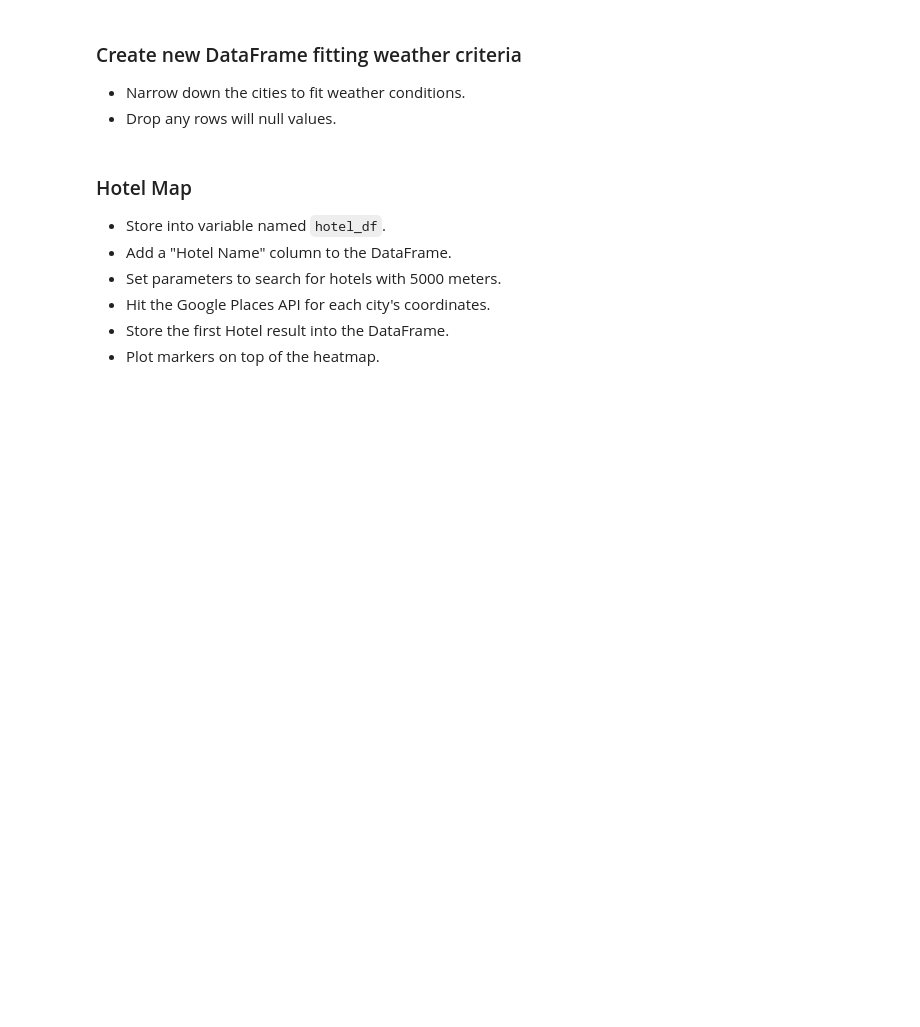
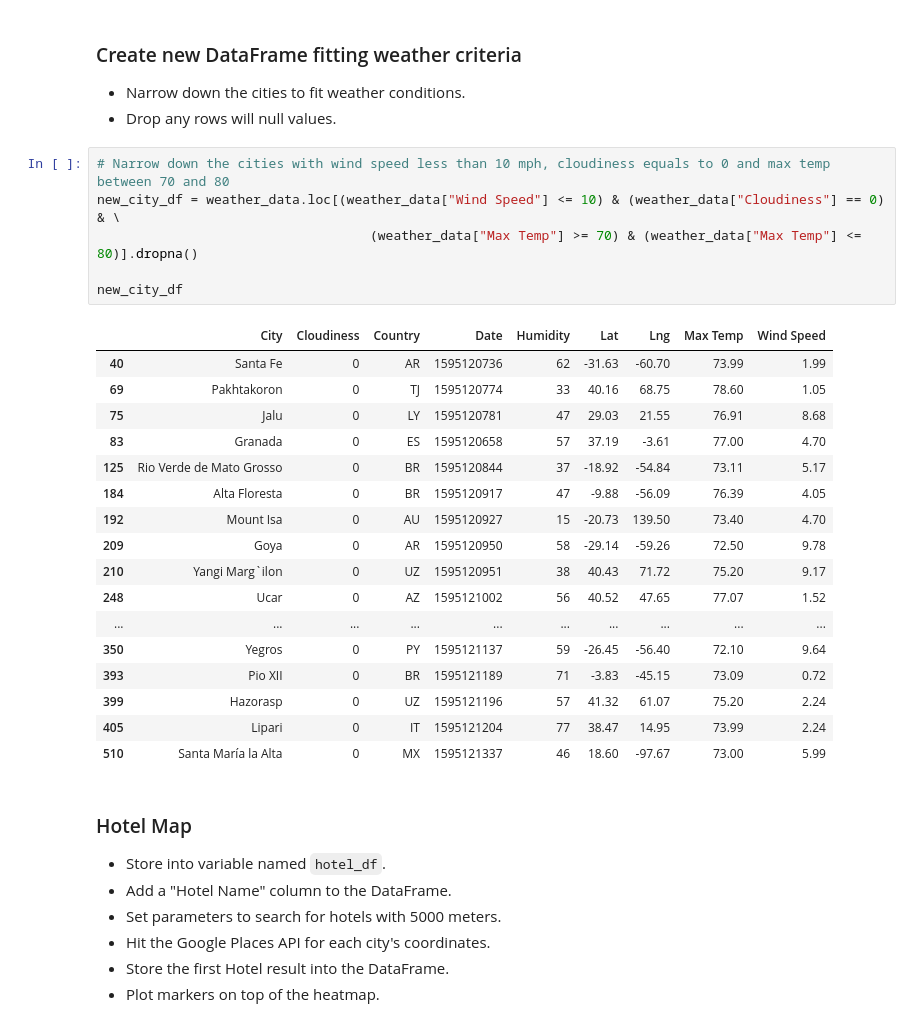
Before and after one commit to taureanh/Python-api-challenge, a Jupyter notebook: VacationPy/VacationPy.ipynb, the cells around one changed output. Saved outputs shown, nothing was run; the diff lists cells and outputs as text; blank space fills up the shorter version.

```diff
--- a/VacationPy/VacationPy.ipynb
+++ b/VacationPy/VacationPy.ipynb
@@ -45,6 +70,30 @@ weather_data
 ### Create new DataFrame fitting weather criteria
 * Narrow down the cities to fit weather conditions.
 * Drop any rows will null values.
+# %%
+# Narrow down the cities with wind speed less than 10 mph, cloudiness equals to 0 and max temp between 70 and 80
+new_city_df = weather_data.loc[(weather_data["Wind Speed"] <= 10) & (weather_data["Cloudiness"] == 0) & \
+                                   (weather_data["Max Temp"] >= 70) & (weather_data["Max Temp"] <= 80)].dropna()
+
+new_city_df
+# %% [output]
+|  | City | Cloudiness | Country | Date | Humidity | Lat | Lng | Max Temp | Wind Speed |
+| 40 | Santa Fe | 0 | AR | 1595120736 | 62 | -31.63 | -60.70 | 73.99 | 1.99 |
+| 69 | Pakhtakoron | 0 | TJ | 1595120774 | 33 | 40.16 | 68.75 | 78.60 | 1.05 |
+| 75 | Jalu | 0 | LY | 1595120781 | 47 | 29.03 | 21.55 | 76.91 | 8.68 |
+| 83 | Granada | 0 | ES | 1595120658 | 57 | 37.19 | -3.61 | 77.00 | 4.70 |
+| 125 | Rio Verde de Mato Grosso | 0 | BR | 1595120844 | 37 | -18.92 | -54.84 | 73.11 | 5.17 |
+| 184 | Alta Floresta | 0 | BR | 1595120917 | 47 | -9.88 | -56.09 | 76.39 | 4.05 |
+| 192 | Mount Isa | 0 | AU | 1595120927 | 15 | -20.73 | 139.50 | 73.40 | 4.70 |
+| 209 | Goya | 0 | AR | 1595120950 | 58 | -29.14 | -59.26 | 72.50 | 9.78 |
+| 210 | Yangi Marg`ilon | 0 | UZ | 1595120951 | 38 | 40.43 | 71.72 | 75.20 | 9.17 |
+| 248 | Ucar | 0 | AZ | 1595121002 | 56 | 40.52 | 47.65 | 77.07 | 1.52 |
+| ... | ... | ... | ... | ... | ... | ... | ... | ... | ... |
+| 350 | Yegros | 0 | PY | 1595121137 | 59 | -26.45 | -56.40 | 72.10 | 9.64 |
+| 393 | Pio XII | 0 | BR | 1595121189 | 71 | -3.83 | -45.15 | 73.09 | 0.72 |
+| 399 | Hazorasp | 0 | UZ | 1595121196 | 57 | 41.32 | 61.07 | 75.20 | 2.24 |
+| 405 | Lipari | 0 | IT | 1595121204 | 77 | 38.47 | 14.95 | 73.99 | 2.24 |
+| 510 | Santa María la Alta | 0 | MX | 1595121337 | 46 | 18.60 | -97.67 | 73.00 | 5.99 |
 # %% [markdown]
 ### Hotel Map
 * Store into variable named `hotel_df`.
```
Also changed, not shown: parts of 9 cells of this notebook, 2 other files.
